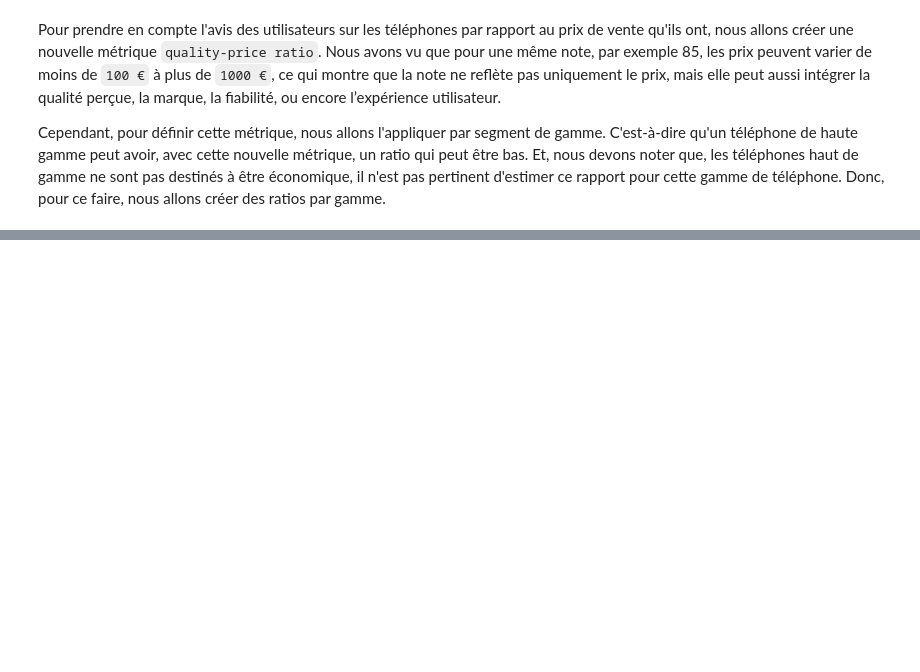
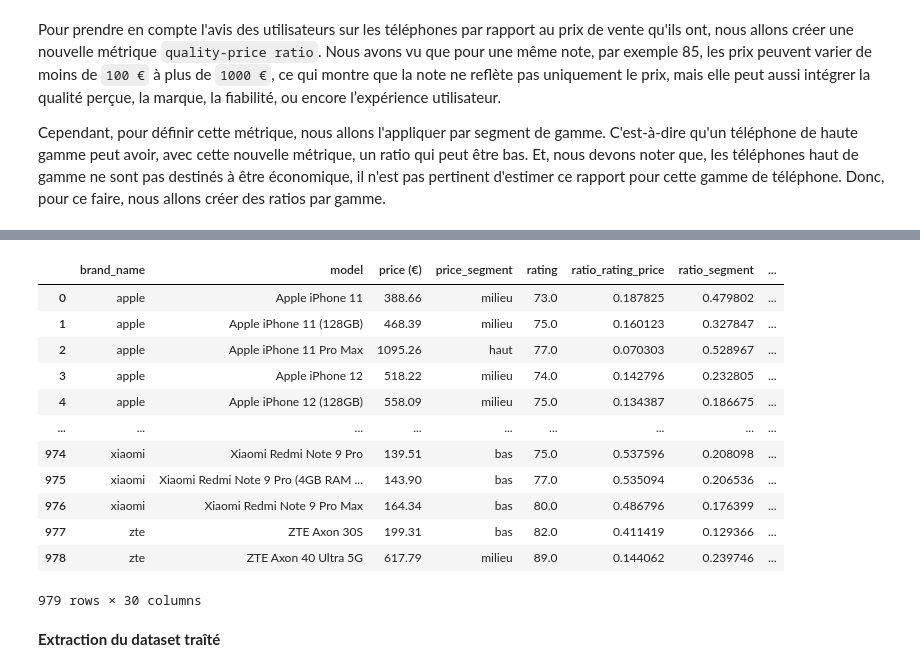
Before and after one commit to 31Joojo/phone-recommender, a Jupyter notebook: notebooks/02_preprocessing.ipynb, the cells around one changed output, grey strips where cells are left out. Drawn from its saved outputs; the diff is of its cells as text; code cells hidden in the pictures; blank space fills up the shorter version.

```diff
--- a/notebooks/02_preprocessing.ipynb
+++ b/notebooks/02_preprocessing.ipynb
@@ -189,0 +346,18 @@ Cependant, pour définir cette métrique, nous allons l'appliquer par segment de
+# %%
+data
+# %% [output]
+|  | brand_name | model | price (€) | price_segment | rating | ratio_rating_price | ratio_segment | ... |
+| 0 | apple | Apple iPhone 11 | 388.66 | milieu | 73.0 | 0.187825 | 0.479802 | ... |
+| 1 | apple | Apple iPhone 11 (128GB) | 468.39 | milieu | 75.0 | 0.160123 | 0.327847 | ... |
+| 2 | apple | Apple iPhone 11 Pro Max | 1095.26 | haut | 77.0 | 0.070303 | 0.528967 | ... |
+| 3 | apple | Apple iPhone 12 | 518.22 | milieu | 74.0 | 0.142796 | 0.232805 | ... |
+| 4 | apple | Apple iPhone 12 (128GB) | 558.09 | milieu | 75.0 | 0.134387 | 0.186675 | ... |
+| ... | ... | ... | ... | ... | ... | ... | ... | ... |
+| 974 | xiaomi | Xiaomi Redmi Note 9 Pro | 139.51 | bas | 75.0 | 0.537596 | 0.208098 | ... |
+| 975 | xiaomi | Xiaomi Redmi Note 9 Pro (4GB RAM ... | 143.90 | bas | 77.0 | 0.535094 | 0.206536 | ... |
+| 976 | xiaomi | Xiaomi Redmi Note 9 Pro Max | 164.34 | bas | 80.0 | 0.486796 | 0.176399 | ... |
+| 977 | zte | ZTE Axon 30S | 199.31 | bas | 82.0 | 0.411419 | 0.129366 | ... |
+| 978 | zte | ZTE Axon 40 Ultra 5G | 617.79 | milieu | 89.0 | 0.144062 | 0.239746 | ... |
+979 rows × 30 columns
+# %% [markdown]
+**Extraction du dataset traîté**
```
Also changed, not shown: parts of 25 cells of this notebook.
